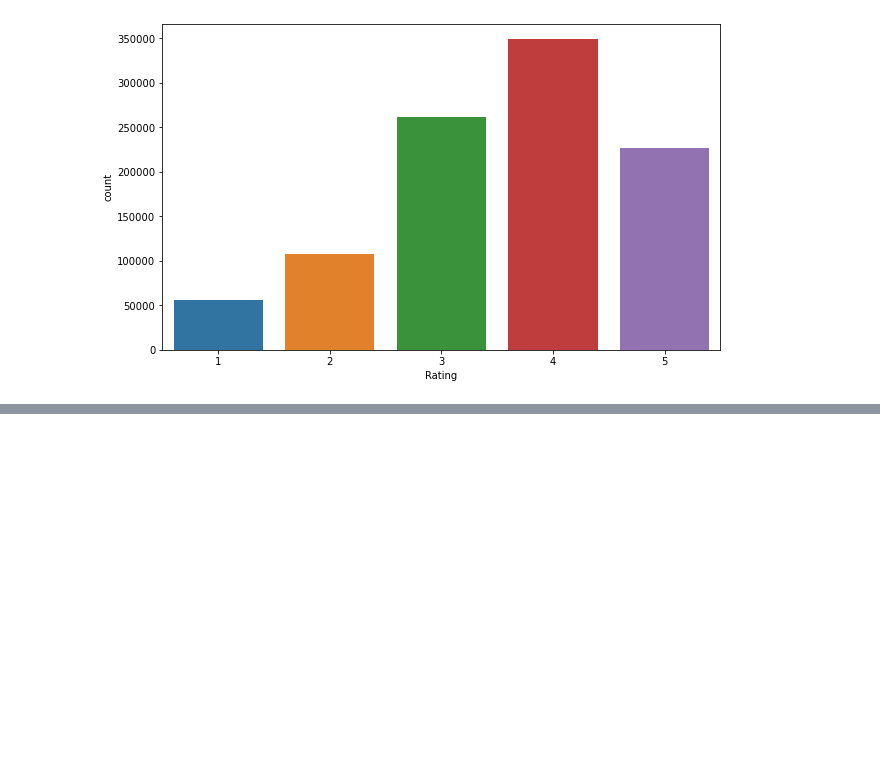
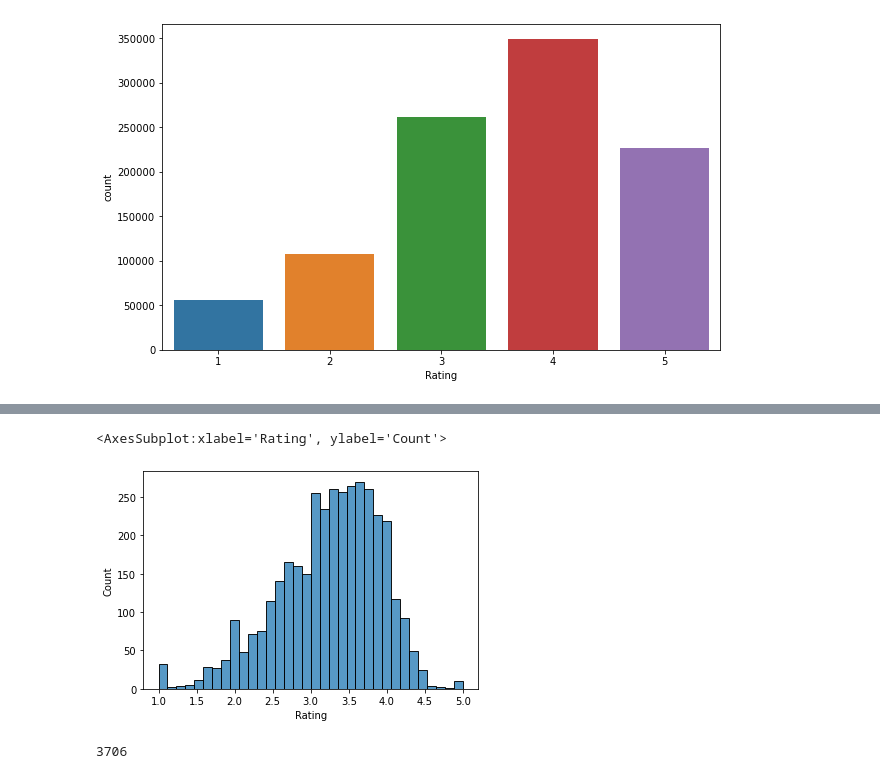
Before and after one commit to anidec25/Linear-Regression, a Jupyter notebook: Recommender System/zee_casestudy.ipynb, the cells around one changed output, grey strips where cells are left out. Saved outputs shown, nothing was run; the diff lists cells and outputs as text; code cells hidden in the pictures; blank space fills up the shorter version.

```diff
--- a/Recommender System/zee_casestudy.ipynb
+++ b/Recommender System/zee_casestudy.ipynb
@@ -511,0 +597,10 @@ Name: Rating, dtype: int64
+# %%
+sns.histplot(df_[['MovieID','Rating']].groupby('MovieID').mean()["Rating"])
+# average rating , that each movie has receieved by users .
+# %% [output]
+<AxesSubplot:xlabel='Rating', ylabel='Count'>
+[figure, added]
+# %%
+df_["MovieID"].nunique()
+# %% [output]
+3706
```
Also changed, not shown: parts of 54 cells of this notebook.
